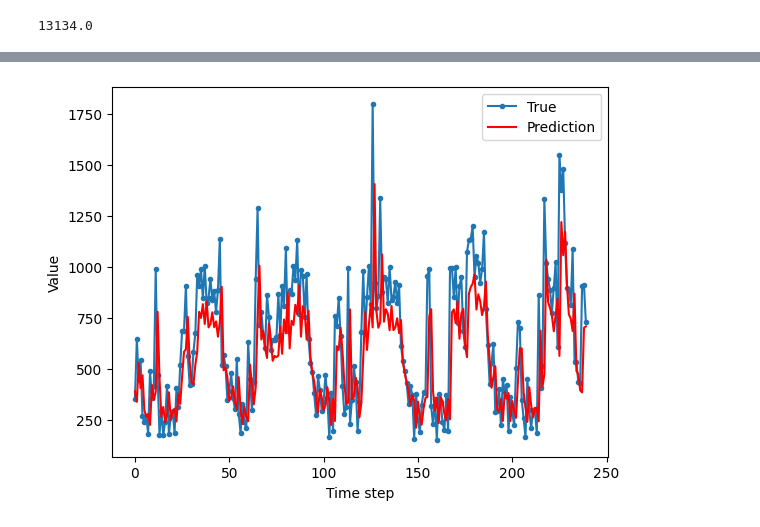
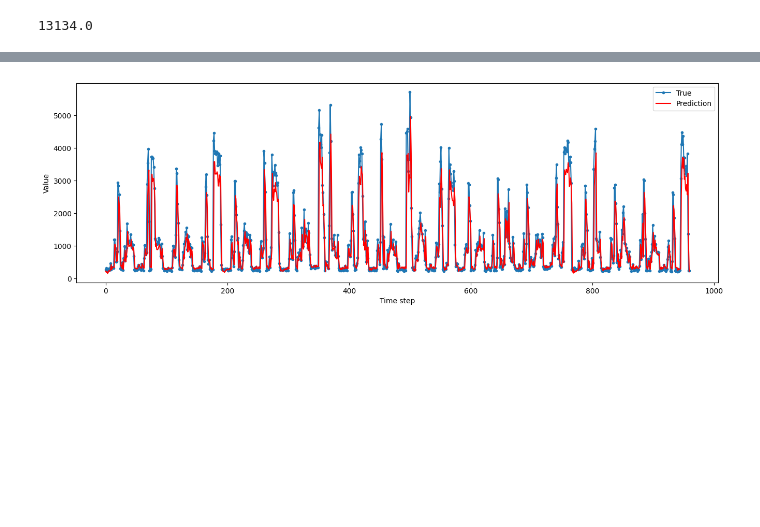
Before and after one commit to JunwookHeo/etc_project, a Jupyter notebook: proc_auggrid/federated.ipynb, the cells around one changed output, grey strips where cells are left out. Drawn from its saved outputs; the diff is of its cells as text; code cells hidden in the pictures; blank space fills up the shorter version.

Commit message:
show sliding window graph

```diff
--- a/proc_auggrid/federated.ipynb
+++ b/proc_auggrid/federated.ipynb
@@ -47,7 +47,7 @@ def gen_data(X, y, num_steps=1):
 customers = sorted(df.columns.levels[0])
 x_list = []
 y_list = []
-for c in customers[:12]:
+for c in customers[:18]:
     tmp = df[c][FEATURE].to_numpy()/normalize
     tmp_x, tmp_y = gen_data(tmp, tmp, TS)
     x_list.append(tmp_x)
@@ -60,5 +60,5 @@ print(x_data.shape, y_data.shape)
 # %%
-NT = 10
+NT = 15
 x_train, y_train = x_data[:NT], y_data[:NT]
 print(x_train.shape, y_train.shape)
 x_test, y_test = x_data[NT:], y_data[NT:]
@@ -91,8 +91,8 @@ from keras.callbacks import ModelCheckpoint, EarlyStopping
 
 def create_model():
     model = Sequential([
-        LSTM(256, activation='relu', input_shape=(x_train.shape[2], x_train.shape[3]), return_sequences=True),
-        LSTM(16),
+        LSTM(32, activation='relu', input_shape=(x_train.shape[2], x_train.shape[3]), return_sequences=False),
+        Dense(4),
         Dense(1)
     ])
     model.compile(loss='mean_squared_error', optimizer='adam', metrics=['accuracy'])
@@ -230,6 +230,6 @@ def federated_learning(num_rounds, num_clients, client_data):
 print(x_test.shape, y_test.shape)
 
 # Running federated learning
-num_rounds = 2
+num_rounds = 5
 global_model, global_model_loss = federated_learning(num_rounds, num_clients, client_data)
 # %% [output]
@@ -305,7 +333,8 @@ Final global model test loss: 0.00074861
 # %%
 y_pred = global_model.predict(x_test[0])
-plt.plot(y_test[0][:48*5]*normalize, marker='.', label='True')
-plt.plot(y_pred[:48*5]*normalize, 'r', label='Prediction')
+plt.figure(figsize=(16, 5))
+plt.plot(y_test[0][:48*20]*normalize, marker='.', label='True')
+plt.plot(y_pred[:48*20]*normalize, 'r', label='Prediction')
 plt.ylabel('Value')
 plt.xlabel('Time step')
 plt.legend()
@@ -315 +344 @@ plt.show()
-[figure, old version]
+[figure, new version]
```
Also changed, not shown: parts of 9 cells of this notebook, 2 other files.
